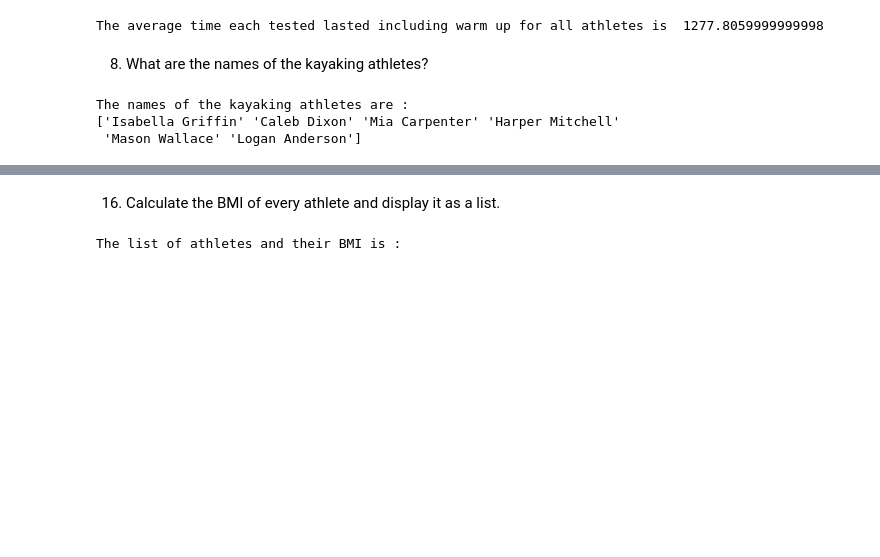
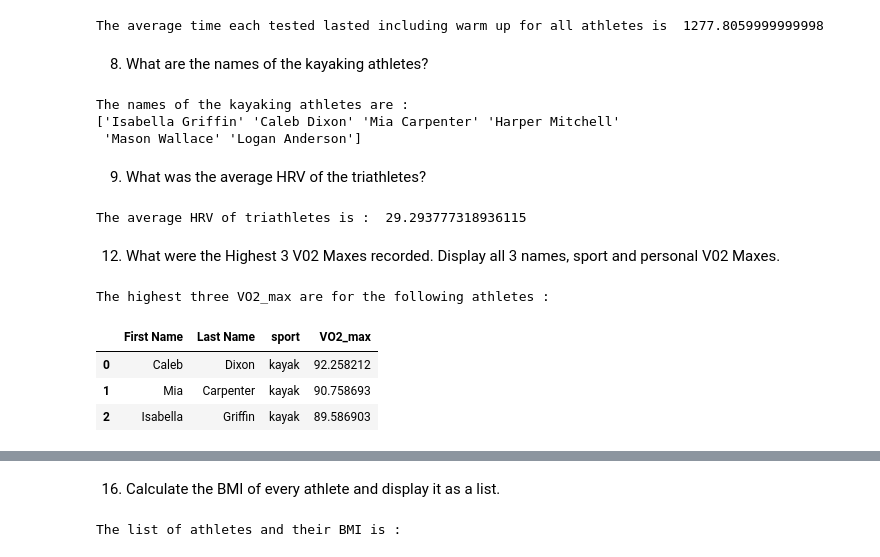
Before and after one commit to anuvarsha2642/3_Code_Rangers_PythonHackathon_Aug24, a Jupyter notebook: 3_CodeRangers_PythonHackathon_Aug24.ipynb, the cells around one changed output, grey strips where cells are left out. Drawn from its saved outputs; the diff is of its cells as text; code cells hidden in the pictures; blank space fills up the shorter version.

Commit message:
added questions 9,11,12,13,14

```diff
--- a/3_CodeRangers_PythonHackathon_Aug24.ipynb
+++ b/3_CodeRangers_PythonHackathon_Aug24.ipynb
@@ -109,3 +111,12 @@ print(df_Athletes_kayak["First Name"].values + " " + df_Athletes_kayak["Last Nam
 The names of the kayaking athletes are :
 ['Isabella Griffin' 'Caleb Dixon' 'Mia Carpenter' 'Harper Mitchell'
  'Mason Wallace' 'Logan Anderson']
+# %% [markdown]
+9. What was the average HRV of the triathletes?
+# %%
+#From HRV calcultaed from 4th question calculated the mean of triathlon athletes
+print("The average HRV of triathletes is : ",df_Athletes[df_Athletes["sport"]=="triathlon"]["HRV"].mean())
+# %% [output]
+The average HRV of triathletes is :  29.293777318936115
+# %% [markdown]
+12. What were the Highest 3 V02 Maxes recorded. Display all 3 names, sport and personal V02 Maxes.
@@ -111,0 +130,10 @@ The names of the kayaking athletes are :
+# %%
+#Displayed the top three VO2_max Athletes
+print("The highest three VO2_max are for the following athletes :")
+df_Athletes.sort_values(by="VO2_max",ascending=False)[["First Name","Last Name","sport","VO2_max"]].head(3).reset_index(drop=True)
+# %% [output]
+The highest three VO2_max are for the following athletes :
+|  | First Name | Last Name | sport | VO2_max |
+| 0 | Caleb | Dixon | kayak | 92.258212 |
+| 1 | Mia | Carpenter | kayak | 90.758693 |
+| 2 | Isabella | Griffin | kayak | 89.586903 |
```
Also changed, not shown: parts of 8 cells of this notebook.
